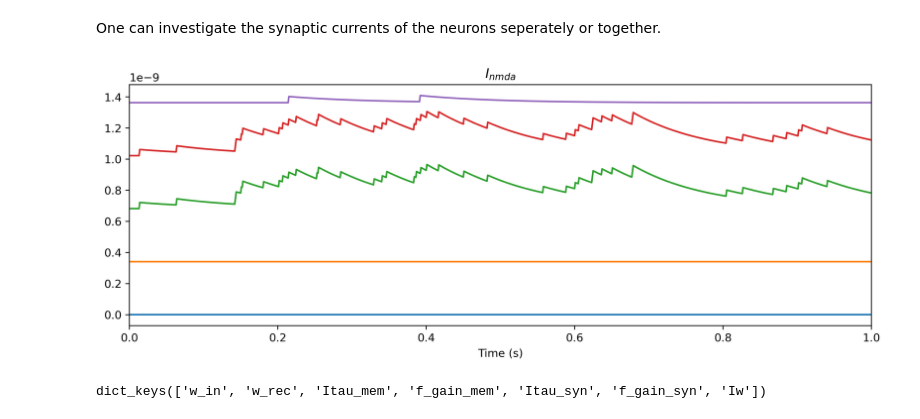
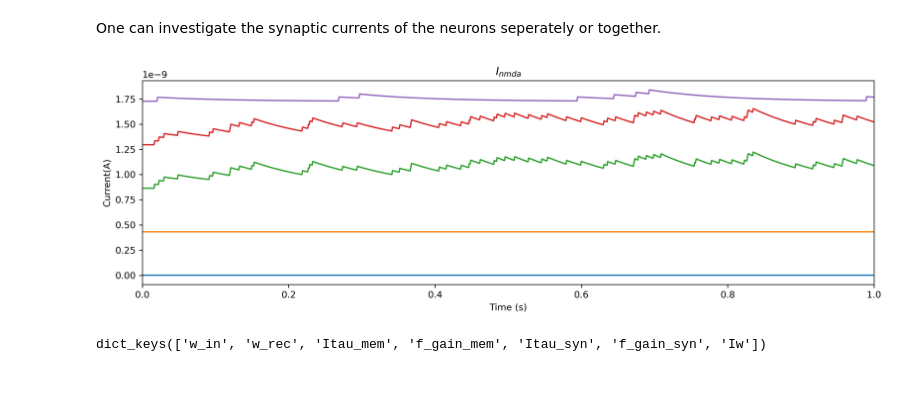
Before and after one commit to synsense/rockpool, a Jupyter notebook: docs/devices/DynapSE/dynapse1_simulator.ipynb, the cells around one changed output. Cells and saved outputs as stored; diff of their text form; code cells hidden in the pictures; blank space fills up the shorter version.

```diff
--- a/docs/devices/DynapSE/dynapse1_simulator.ipynb
+++ b/docs/devices/DynapSE/dynapse1_simulator.ipynb
@@ -210,7 +129,7 @@ w_rec = np.array(
          [0, 0, 0, 0],
          [0, 0, 0, 1],
          [0, 0, 0, 0],
-         [0, 0, 0, 0]],
+         [0, 0, 0, 1]],
 
         [[0, 0, 0, 0],  # pre = 4 (device)
          [0, 0, 0, 0],
@@ -345,9 +264,9 @@ out = plot_out(out_spikes);
 One can investigate the synaptic currents of the neurons seperately or together.
 # %%
 # Isyn = plot_Isyn(record_dict["Inmda"][:,2], "$I_{nmda}$")
-Isyn = plot_Isyn(record_dict["Inmda"], "$I_{nmda}$")
+Isyn = Figure.plot_Ix(record_dict["Inmda"], name="$I_{nmda}$")
 # %% [output]
-[figure, old version]
+[figure, new version]
 # %%
 modSE.parameters().keys()
 # %% [output]
```
Also changed, not shown: parts of 30 cells of this notebook.
